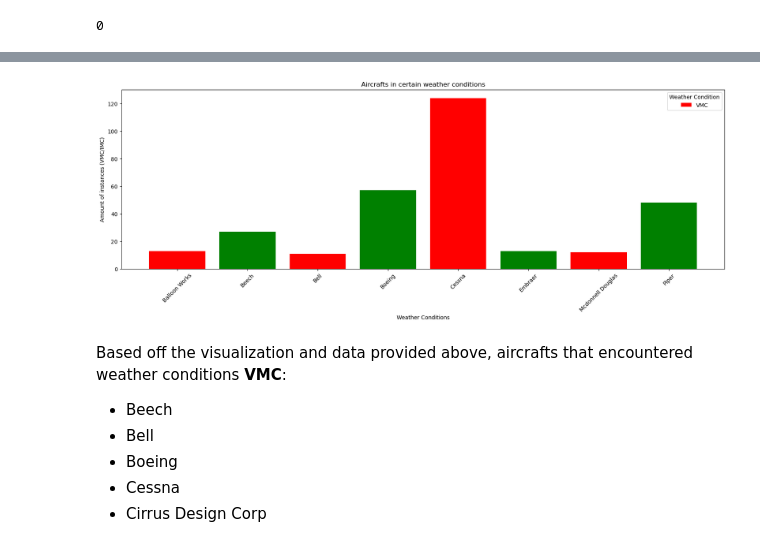
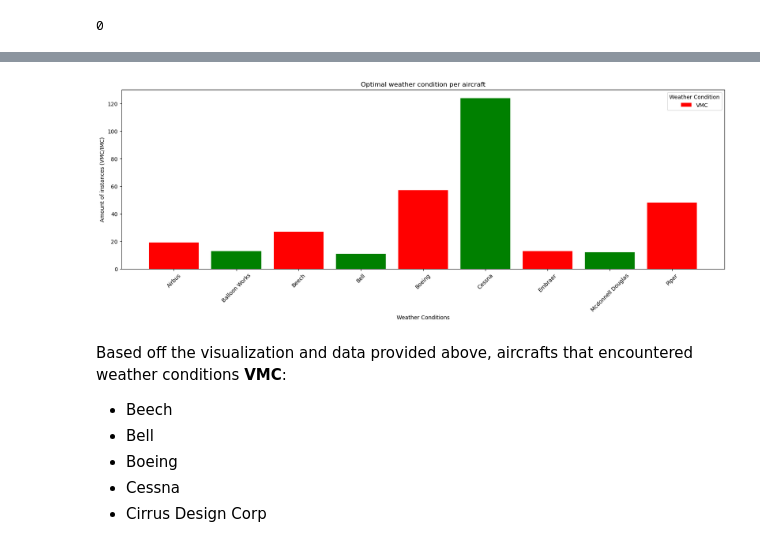
Before and after one commit to omendez930/Aircraft_purchase_analysis, a Jupyter notebook: Index.ipynb, the cells around one changed output, grey strips where cells are left out. Saved outputs shown, nothing was run; the diff lists cells and outputs as text; code cells hidden in the pictures.

Commit message:
Updated Visualization within Readme

```diff
--- a/Index.ipynb
+++ b/Index.ipynb
@@ -840,3 +840,5 @@ data_injury_severity
  'Minor': 200,
  'Serious': 147,
  'Unavailable': 9}
+# %%
+data['Engine.Type'].replace(r'UNK', 'Unknown', regex=True, inplace=True)
@@ -1296,9 +1354,10 @@ engine_count
 # %% [output]
 {1.0: 61609, 2.0: 8093, 0.0: 839, 3.0: 276, 4.0: 259, 8.0: 2, 6.0: 1}
 # %%
+minor_damaged_aircrafts.replace({'Airbus Industrie': 'Airbus','Boeing':'Boeing'}, regex=True, inplace=True)
 number_of_engines = minor_damaged_aircrafts.groupby(['Make','Aircraft.Category','Number.of.Engines']).agg(Make_count=('Make', 'size')).reset_index()
 commercial_aircrafts = number_of_engines[(number_of_engines['Number.of.Engines'] >= 2) & (number_of_engines['Aircraft.Category'] == 'Airplane') & (number_of_engines['Make_count'] >= 5)]
 # number_of_engines
 commercial_aircrafts
-# commercial_aircrafts.to_csv('./data/commercial_aircraft_make_gt.csv', index=False)
+commercial_aircrafts.to_csv('./data/commercial_aircraft_make_gt.csv', index=False)
 # %% [output]
@@ -1548,23 +1569,23 @@ total_weather_aircrafts
 # %%
 fig, ax = plt.subplots(figsize=(20,6))
 
 # colors = ['red','green']
 weather_conditions = sorted(total_weather_aircrafts['Weather.Condition'].unique())
 
 for i, condition in enumerate(weather_conditions):
     subset_df = total_weather_aircrafts[total_weather_aircrafts['Weather.Condition'] == condition]
     ax.bar(subset_df['Make'], subset_df['Total_weather_condition'], label=condition, color=colors)
 
 # ax.bar(total_weather_aircrafts['Make'], total_weather_aircrafts['Total_weather_make'], label=sorted(total_weather_aircrafts['Weather.Condition']), color=colors)
 ax.set_xlabel('Weather Conditions')
 ax.set_ylabel('Amount of instances (VMC/IMC)')
-ax.set_title('Aircrafts in certain weather conditions')
+ax.set_title('Optimal weather condition per aircraft')
 ax.set_xticks(total_weather_aircrafts['Make'])
 ax.set_xticklabels(total_weather_aircrafts['Make'], rotation=45)
 ax.legend(title='Weather Condition')
 plt.show();
 # %% [output]
-[figure, old version]
+[figure, new version]
 # %%
 fig.savefig('./images/Aircraft_within_certain_condtions')
 # %% [markdown]
```
Also changed, not shown: parts of 18 cells of this notebook, 16 other files.
